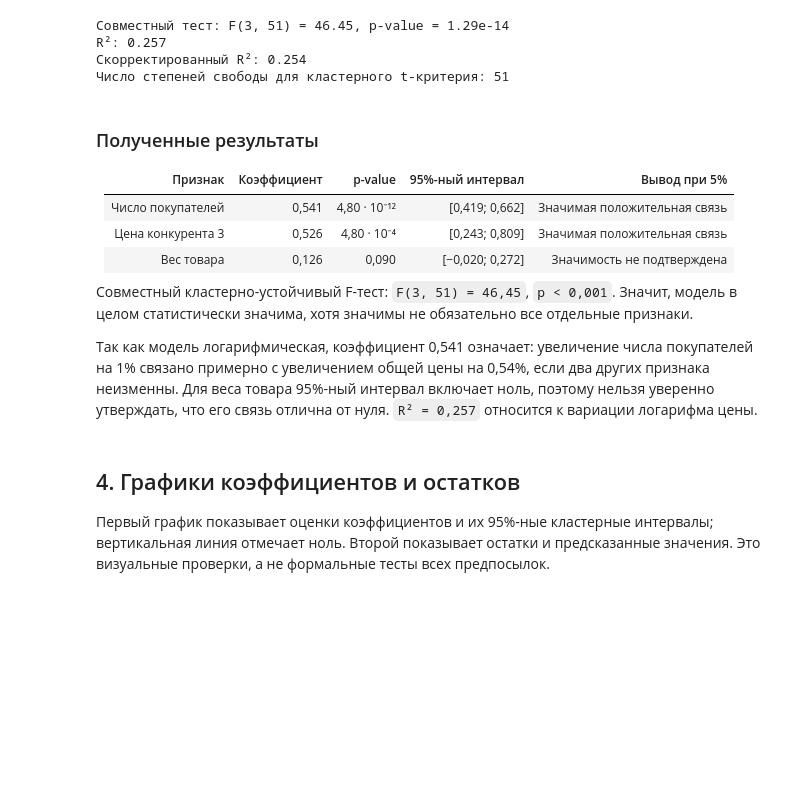
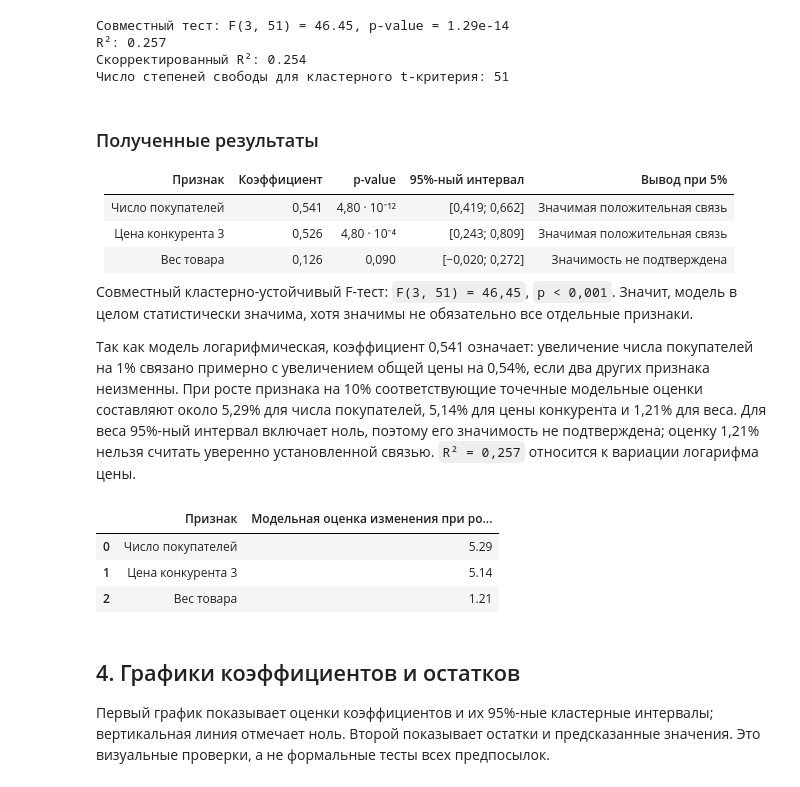
Before and after one commit to tushkanchek/scienceWork, a Jupyter notebook: science_work_simple.ipynb, the cells around one changed output. Cells and saved outputs as stored; diff of their text form; code cells hidden in the pictures; blank space fills up the shorter version.

```diff
--- a/science_work_simple.ipynb
+++ b/science_work_simple.ipynb
@@ -108,7 +152,21 @@ R²: 0.257
 
 Совместный кластерно-устойчивый F-тест: `F(3, 51) = 46,45`, `p < 0,001`. Значит, модель в целом статистически значима, хотя значимы не обязательно все отдельные признаки.
 
-Так как модель логарифмическая, коэффициент 0,541 означает: увеличение числа покупателей на 1% связано примерно с увеличением общей цены на 0,54%, если два других признака неизменны. Для веса товара 95%-ный интервал включает ноль, поэтому нельзя уверенно утверждать, что его связь отлична от нуля. `R² = 0,257` относится к вариации логарифма цены.
+Так как модель логарифмическая, коэффициент 0,541 означает: увеличение числа покупателей на 1% связано примерно с увеличением общей цены на 0,54%, если два других признака неизменны. При росте признака на 10% соответствующие точечные модельные оценки составляют около 5,29% для числа покупателей, 5,14% для цены конкурента и 1,21% для веса. Для веса 95%-ный интервал включает ноль, поэтому его значимость не подтверждена; оценку 1,21% нельзя считать уверенно установленной связью. `R² = 0,257` относится к вариации логарифма цены.
+# %%
+effect_labels = ['Число покупателей', 'Цена конкурента 3', 'Вес товара']
+effect_coefficients = cluster_result.params[1:]
+effect_values = (np.power(1.10, effect_coefficients) - 1) * 100
+effect_table = pd.DataFrame({
+    'Признак': effect_labels,
+    'Модельная оценка изменения при росте на 10%, %': effect_values,
+})
+display(effect_table.round(2))
+# %% [output]
+|  | Признак | Модельная оценка изменения при ро... |
+| 0 | Число покупателей | 5.29 |
+| 1 | Цена конкурента 3 | 5.14 |
+| 2 | Вес товара | 1.21 |
 # %% [markdown]
 ## 4. Графики коэффициентов и остатков
 
```
Also changed, not shown: parts of 5 cells of this notebook, 4 other files.
